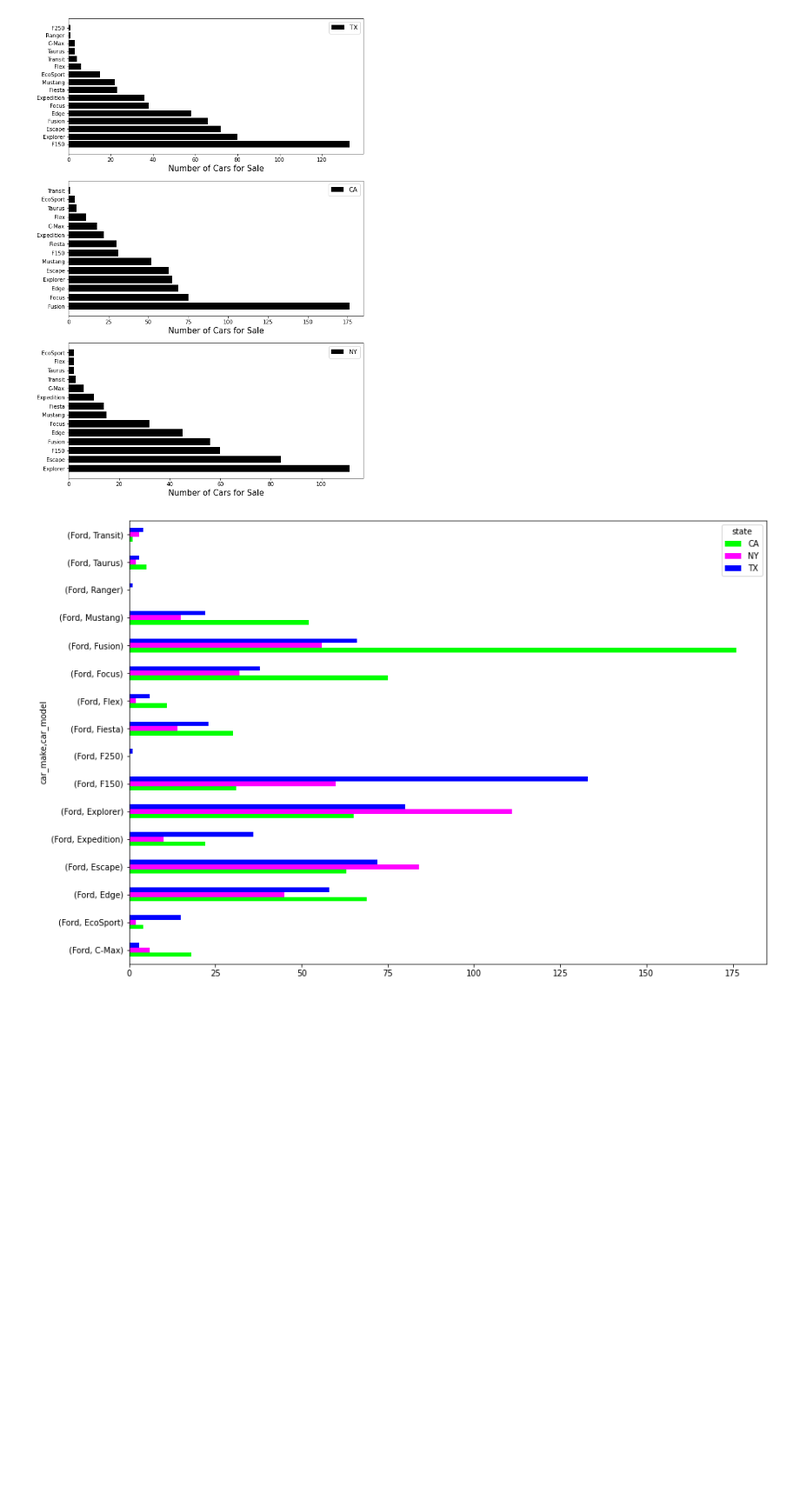
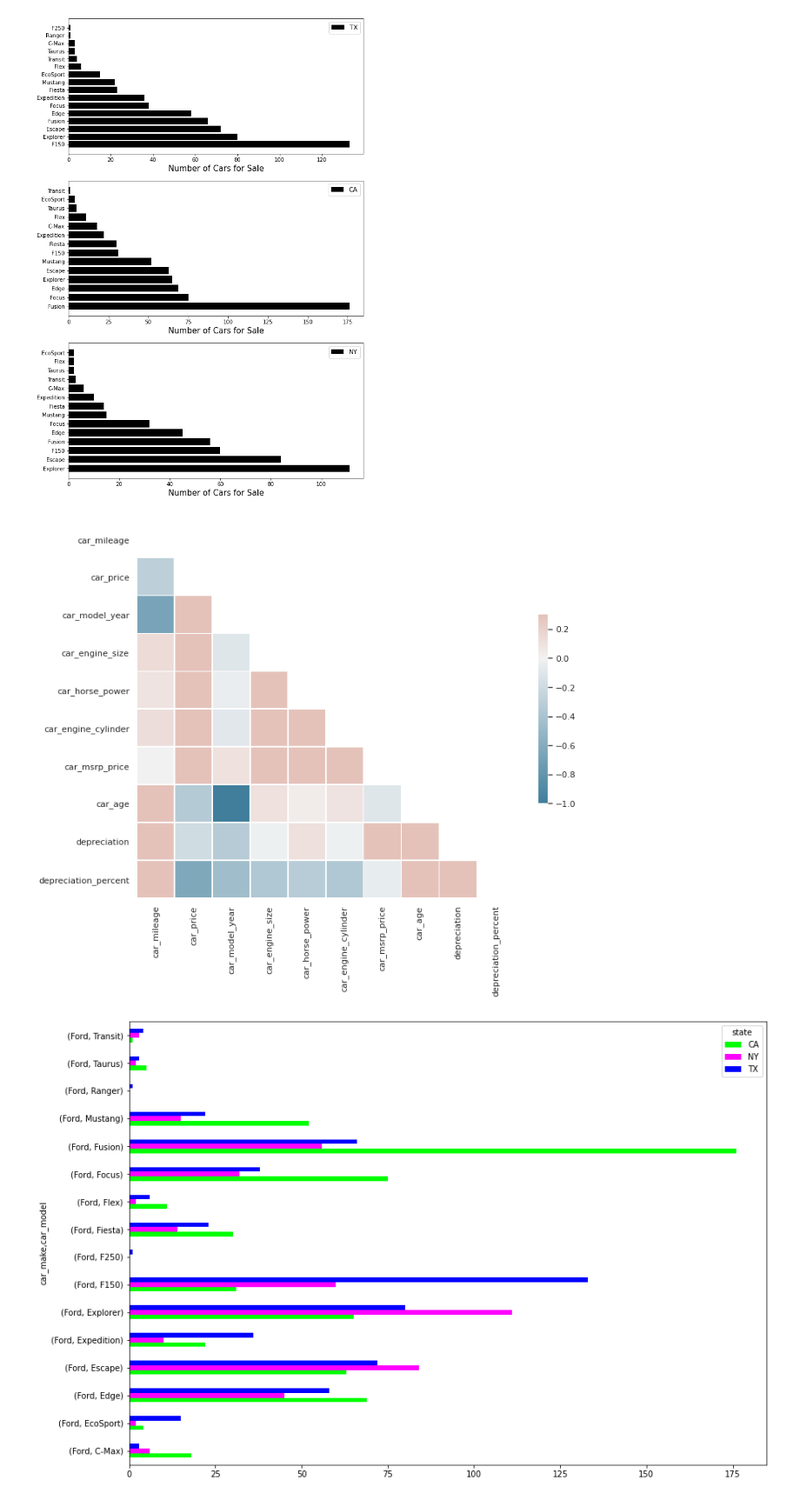
Before and after one commit to aabouie/CapStone1, a Jupyter notebook: EDA.ipynb, the cells around one changed output. Shown at 87% size. Saved outputs shown, nothing was run; the diff lists cells and outputs as text; code cells hidden in the pictures; blank space fills up the shorter version.

```diff
--- a/EDA.ipynb
+++ b/EDA.ipynb
@@ -344,13 +344,15 @@ axs[2].legend(prop={'size': 12});
 # %% [output]
 [figure]
 # %%
-# sns.set_theme(style="white")
-# corr = df.corr()
-# mask = np.triu(np.ones_like(corr, dtype=bool))
-# f, ax = plt.subplots(figsize=(11, 9))
-# cmap = sns.diverging_palette(230, 20, as_cmap=True)
-# sns.heatmap(corr, mask=mask, cmap=cmap, vmax=.3, center=0,
-#             square=True, linewidths=.5, cbar_kws={"shrink": .5});
+sns.set_theme(style="white")
+corr = df.corr()#([['car_mileage','car_price','car_model_year','car_engine_size,car_msrp_price']]).corr()
+mask = np.triu(np.ones_like(corr, dtype=bool))
+f, ax = plt.subplots(figsize=(11, 9))
+cmap = sns.diverging_palette(230, 20, as_cmap=True)
+sns.heatmap(corr, mask=mask, cmap=cmap, vmax=.3, center=0,
+             square=True, linewidths=.5, cbar_kws={"shrink": .5});
+# %% [output]
+[figure, added]
 # %%
 df2=df[df.car_make=='Ford']
 df2.groupby(['state','car_make']).car_model.value_counts().unstack('state').plot.barh(figsize=(14,10),color=['lime','magenta','blue']);
```
Also changed, not shown: parts of 10 cells of this notebook.
